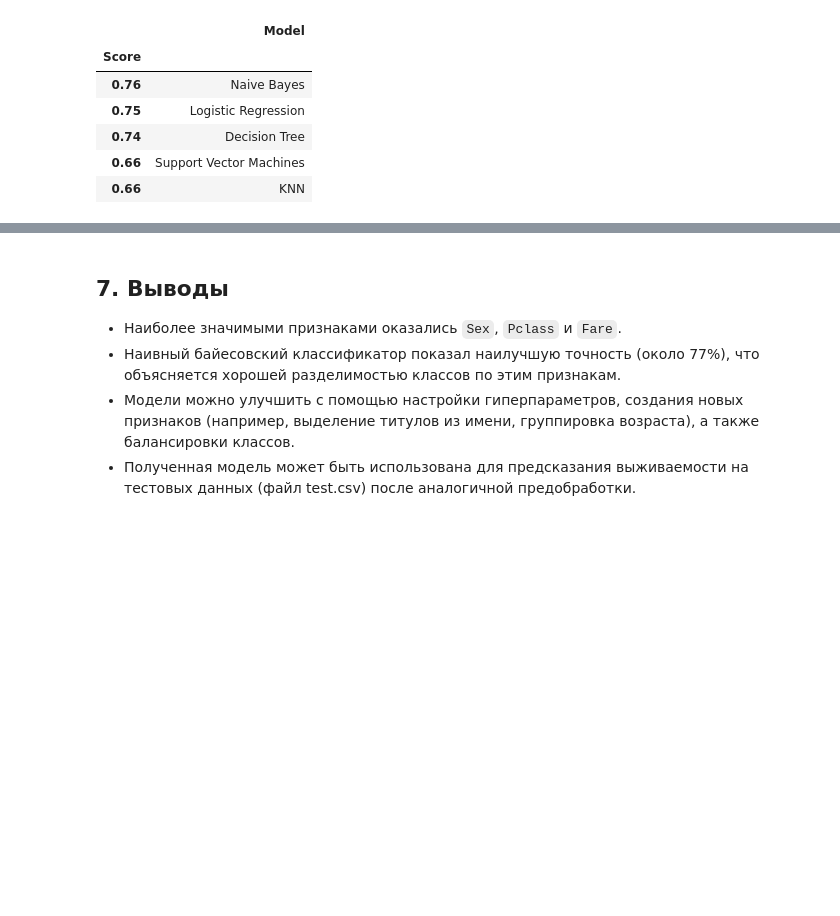
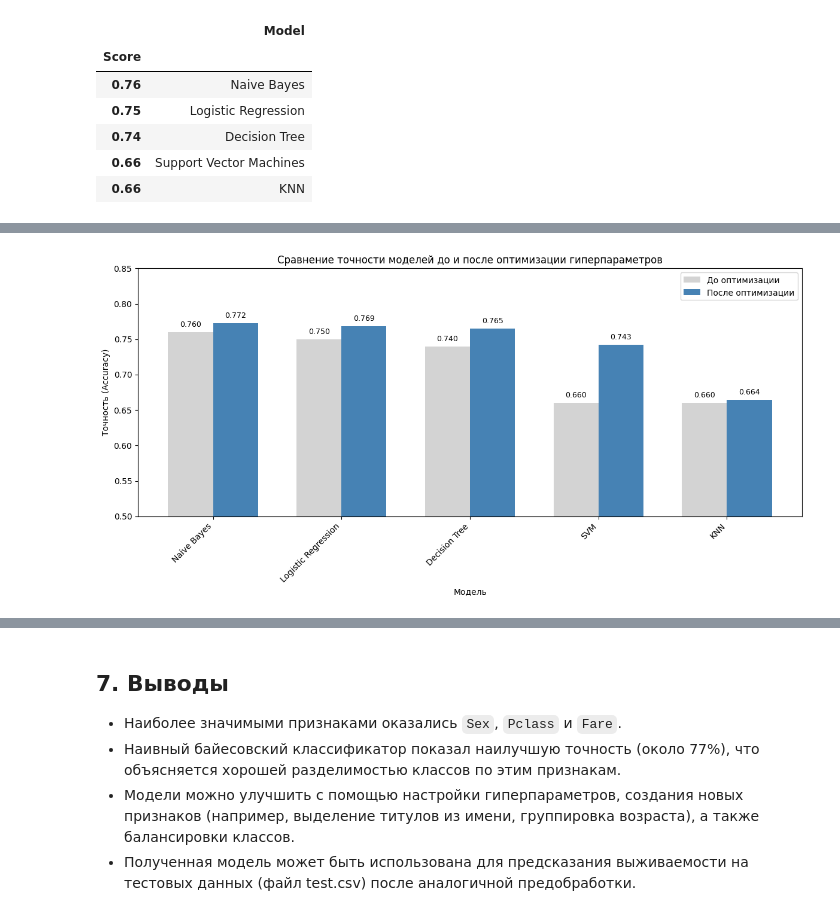
Before and after one commit to sav-git/titanic_survival, a Jupyter notebook: Titanic Predication.ipynb, the cells around one changed output, grey strips where cells are left out. Saved outputs shown, nothing was run; the diff lists cells and outputs as text; code cells hidden in the pictures; blank space fills up the shorter version.

Commit message:
Added hyperparameter selection and improved models

```diff
--- a/Titanic Predication.ipynb
+++ b/Titanic Predication.ipynb
@@ -1353,8 +1356,7 @@ X['Sex'].head()
 4    0
 Name: Sex, dtype: int64
 # %%
-e={'C':0, 'Q':1 ,'S':2}
-X['Embarked']=X['Embarked'].apply(lambda x:e[x])
+X['Embarked']=X['Embarked'].apply(lambda x:embarked_dict[x])
 X['Embarked'].head()
 # %% [output]
 0    2
@@ -1549,0 +1558,17 @@ result_df.head(9)
+# %%
+# 6.7.1 Импорт необходимых библиотек
+from sklearn.model_selection import GridSearchCV, RandomizedSearchCV, StratifiedKFold
+from sklearn.linear_model import LogisticRegression
+from sklearn.svm import SVC
+from sklearn.neighbors import KNeighborsClassifier
+from sklearn.tree import DecisionTreeClassifier
+from sklearn.naive_bayes import GaussianNB
+from sklearn.metrics import accuracy_score, classification_report
+import warnings
+warnings.filterwarnings('ignore')
+
+# Настройка кросс-валидации (стратифицированная, чтобы сохранить распределение классов)
+cv_folds = StratifiedKFold(n_splits=5, shuffle=True, random_state=7)
+
+print("Подготовка к подбору гиперпараметров завершена.")
+print(f"Используем {cv_folds.n_splits}-кратную стратифицированную кросс-валидацию")
@@ -1549,0 +1844,57 @@ result_df.head(9)
+# %%
+# 6.7.7 Сравнение оптимизированных моделей
+
+# Собираем результаты
+optimized_results = pd.DataFrame({
+    'Model': ['Logistic Regression', 'SVM', 'KNN', 'Decision Tree', 'Naive Bayes'],
+    'Default Score': [0.75, 0.66, 0.66, 0.74, 0.76],
+    'Optimized Score': [
+        accuracy_score(Y_test, best_log_reg.predict(X_test)),
+        accuracy_score(Y_test, best_svc.predict(X_test)),
+        accuracy_score(Y_test, best_knn.predict(X_test)),
+        accuracy_score(Y_test, best_dt.predict(X_test)),
+        accuracy_score(Y_test, best_nb.predict(X_test))
+    ],
+    'Best Params': [
+        str(log_reg_grid.best_params_),
+        str(svc_random.best_params_),
+        str(knn_grid.best_params_),
+        str(dt_grid.best_params_),
+        str(nb_grid.best_params_)
+    ]
+})
+
+optimized_results['Improvement'] = optimized_results['Optimized Score'] - optimized_results['Default Score']
+optimized_results = optimized_results.sort_values('Optimized Score', ascending=False)
+
+print("=== Сравнение моделей после оптимизации гиперпараметров ===")
+print(optimized_results.to_string(index=False))
+print("\n" + "="*80 + "\n")
+
+# Визуализация сравнения
+fig, ax = plt.subplots(figsize=(12, 6))
+
+x = np.arange(len(optimized_results))
+width = 0.35
+
+bars1 = ax.bar(x - width/2, optimized_results['Default Score'], width, label='До оптимизации', color='lightgray')
+bars2 = ax.bar(x + width/2, optimized_results['Optimized Score'], width, label='После оптимизации', color='steelblue')
+
+ax.set_xlabel('Модель')
+ax.set_ylabel('Точность (Accuracy)')
+ax.set_title('Сравнение точности моделей до и после оптимизации гиперпараметров')
+ax.set_xticks(x)
+ax.set_xticklabels(optimized_results['Model'], rotation=45, ha='right')
+ax.legend()
+ax.set_ylim(0.5, 0.85)
+
+# Добавим значения на столбцы
+for bars in [bars1, bars2]:
+    for bar in bars:
+        height = bar.get_height()
+        ax.text(bar.get_x() + bar.get_width()/2., height + 0.005,
+                f'{height:.3f}', ha='center', va='bottom', fontsize=9)
+
+plt.tight_layout()
+plt.show()
+# %% [output]
@@ -1549,0 +1910 @@ result_df.head(9)
+[figure, added]
```
Also changed, not shown: parts of 30 cells of this notebook.
